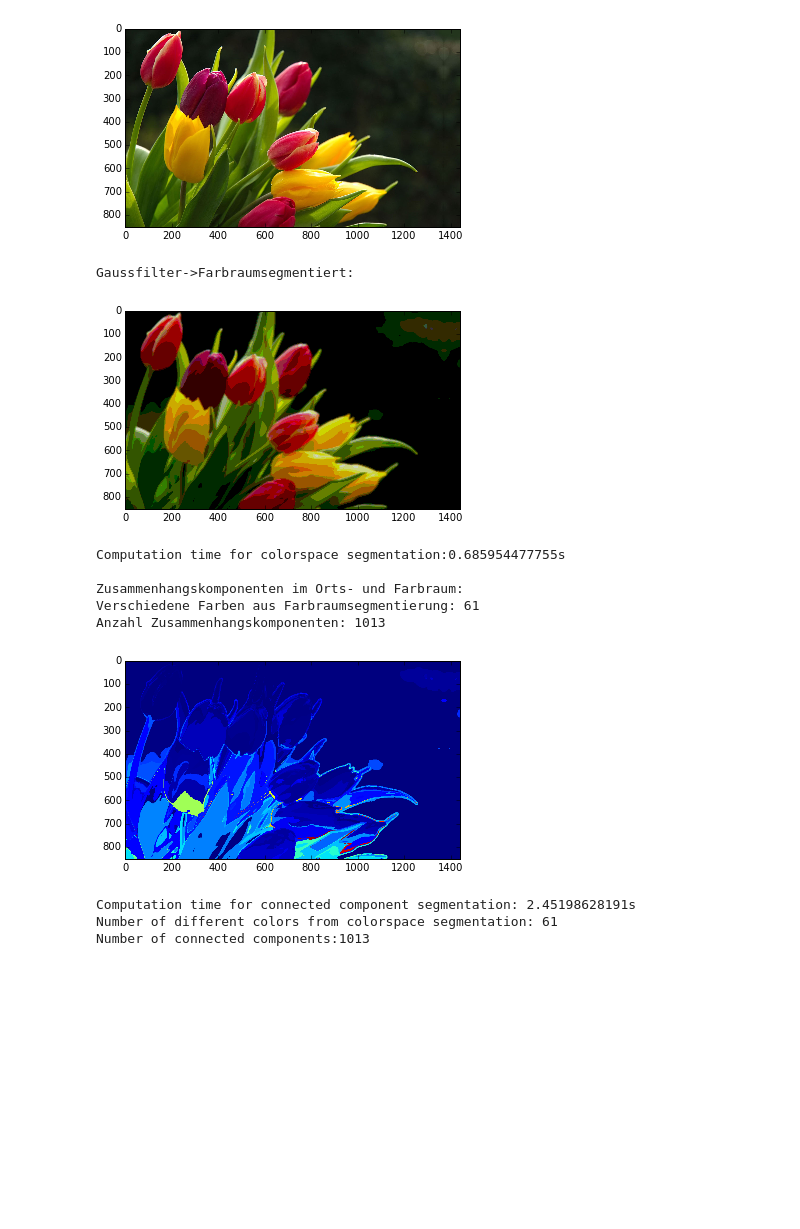
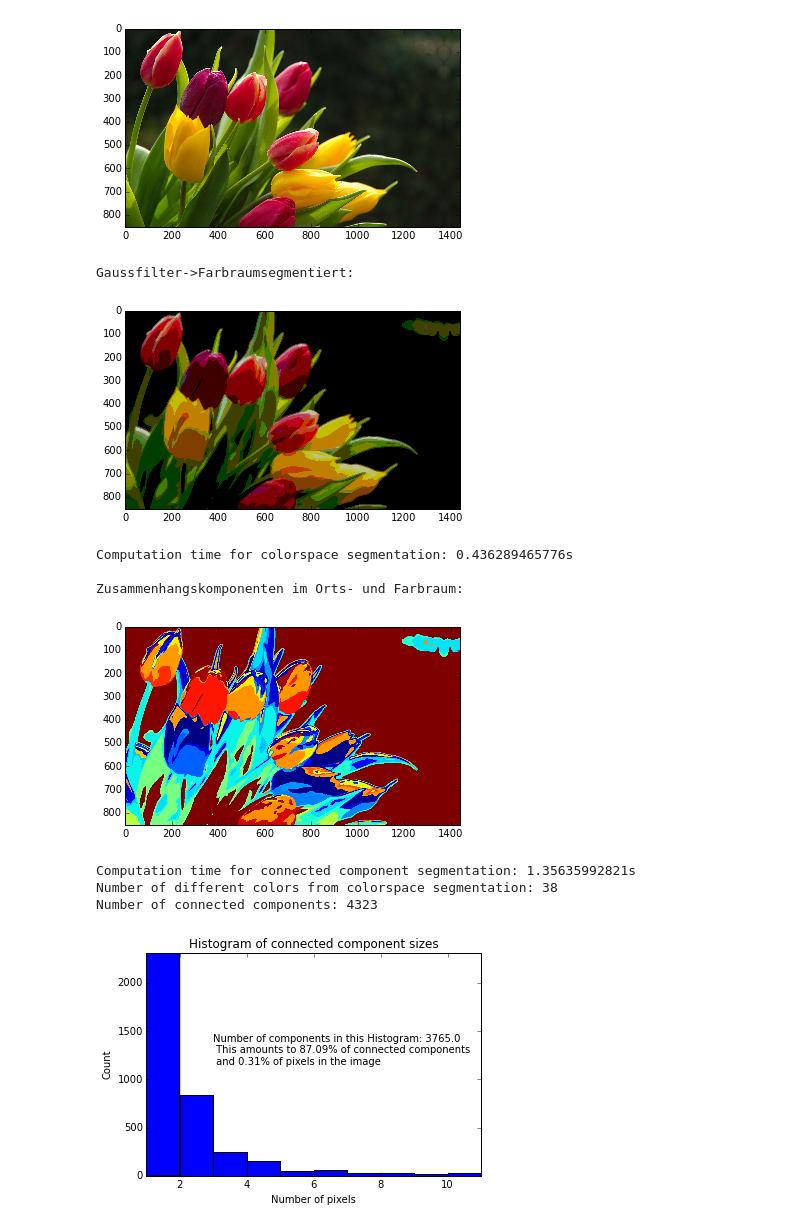
Before and after one commit to svenzel/DrawBN, a Jupyter notebook: main.ipynb, the cells around one changed output. Saved outputs shown, nothing was run; the diff lists cells and outputs as text; code cells hidden in the pictures; blank space fills up the shorter version.

```diff
--- a/main.ipynb
+++ b/main.ipynb
@@ -17,39 +17,39 @@ segmentObj.segment(segC0=4, segC1=4, segC2=4, clrs='rgb', mode='mean')
 segmentObj.showRGB()
 """
 
 #Image->Gaussfilter
 sigma = 3
 filterImage = image.copy()
 filterImage[:,:,0] = gaussian_filter(image[:,:,0], sigma)
 filterImage[:,:,1] = gaussian_filter(image[:,:,1], sigma)
 filterImage[:,:,2] = gaussian_filter(image[:,:,2], sigma)
 
 print('Originalbild:')
 plt.imshow(image)
 plt.show()
 
 # Image->Gaussfilter->castClrs
 segmentObj2 = castClrs(filterImage)
-segmentObj2.segment(segC0=5, segC1=6, segC2=4, clrs='rgb', mode='floor')
+segmentObj2.segment(segC0=4, segC1=4, segC2=4, clrs='rgb', mode = 'linear', castMode='floor')
 print('Gaussfilter->Farbraumsegmentiert:')
 segmentObj2.showRGB()
 segmentObj2.showInfo()
 
 connComp = extractConnComp(segmentObj2.RGBSegment())
 print('Zusammenhangskomponenten im Orts- und Farbraum:')
 connComp.showConnComp()
 connComp.showInfo()
+connComp.showConnCompHist(binNumber=10)
 # %% [output]
 Originalbild:
 [figure]
 Gaussfilter->Farbraumsegmentiert:
-[figure, old version]
+[figure, new version]
-Computation time for colorspace segmentation:0.685954477755s
+Computation time for colorspace segmentation: 0.436289465776s
 
 Zusammenhangskomponenten im Orts- und Farbraum:
-Verschiedene Farben aus Farbraumsegmentierung: 61
-Anzahl Zusammenhangskomponenten: 1013
-[figure, old version]
+[figure, new version]
-Computation time for connected component segmentation: 2.45198628191s
-Number of different colors from colorspace segmentation: 61
-Number of connected components:1013
+Computation time for connected component segmentation: 1.35635992821s
+Number of different colors from colorspace segmentation: 38
+Number of connected components: 4323
+[figure, added]
```
Also changed, not shown: parts of 1 cell of this notebook, 1 other file.
